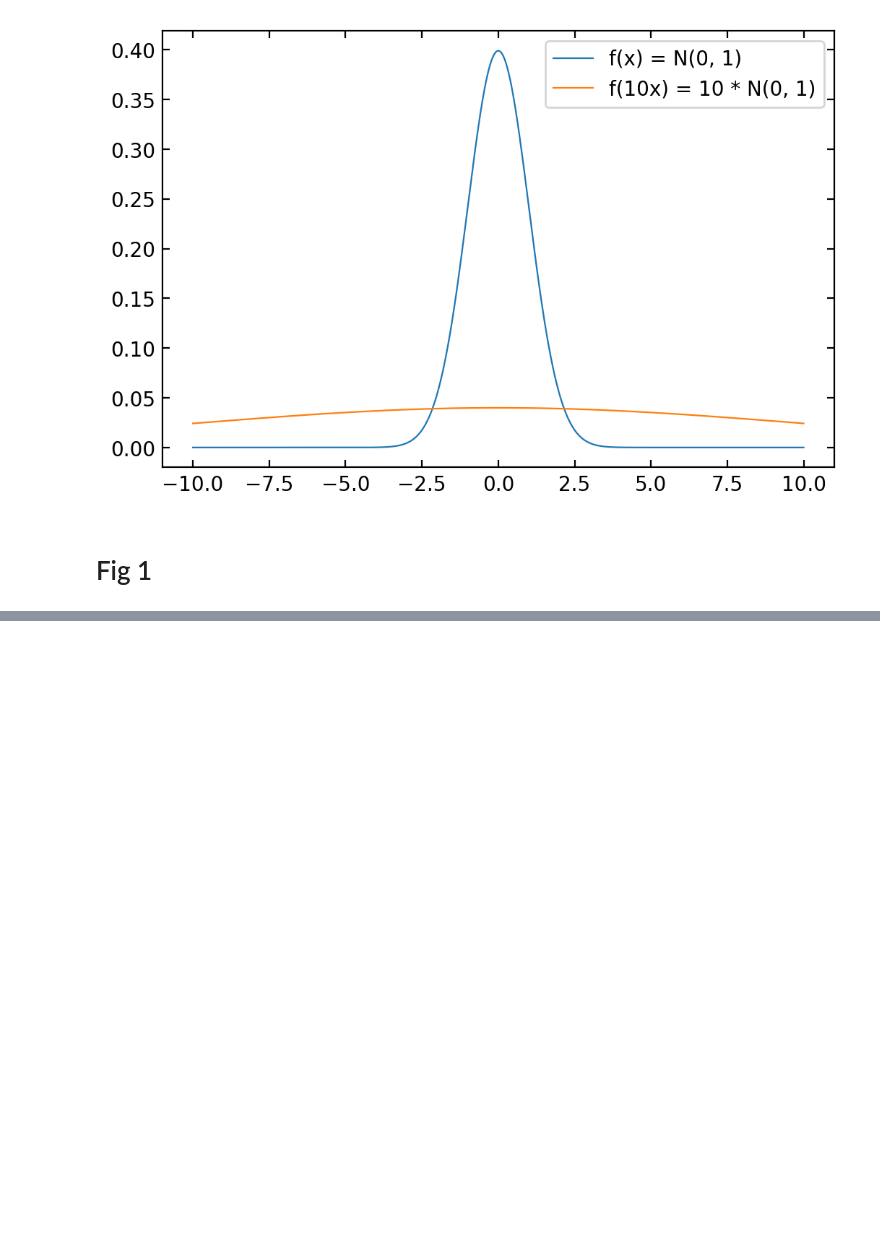
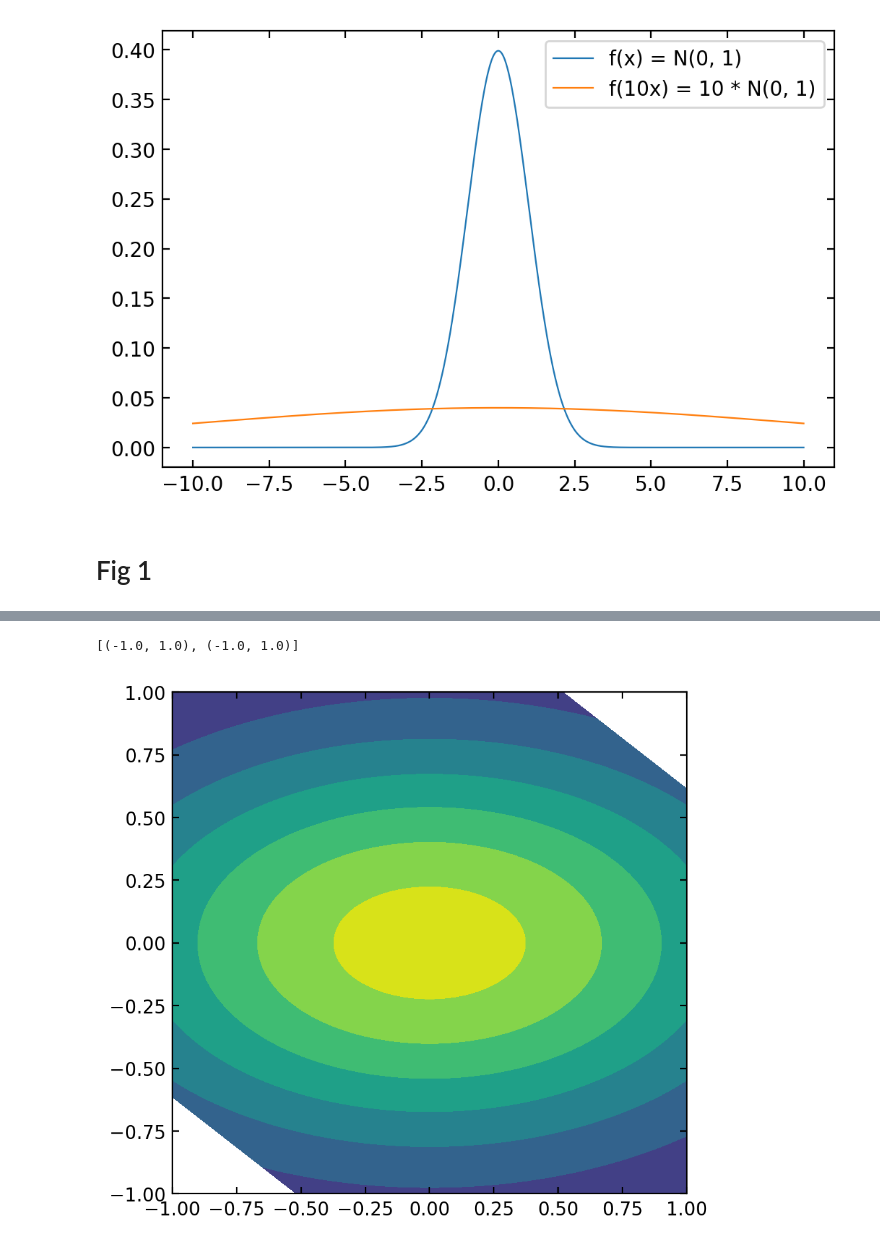
Before and after one commit to eniaxhakaj/phys_learning, a Jupyter notebook: MCMC/goodman_and_weare_ensemble_samples_w_affine_invariance.ipynb, the cells around one changed output, grey strips where cells are left out. Cells and saved outputs as stored; diff of their text form; code cells hidden in the pictures; blank space fills up the shorter version.

```diff
--- a/MCMC/goodman_and_weare_ensemble_samples_w_affine_invariance.ipynb
+++ b/MCMC/goodman_and_weare_ensemble_samples_w_affine_invariance.ipynb
@@ -93,0 +87,16 @@ Text(-0.11,0.8,'cov: [[1, 0.2], [0.2, 0.05]]')
+# %%
+A_shape = np.array([[1, 0], [-act_cov, 1]])
+A_size = np.array([[1, 0], [0, 1/np.sqrt(e)]])
+pos_e = np.expand_dims(pos, 3)
+posA = np.matmul(A_size, np.matmul(A_shape, pos_e))
+x, y = np.squeeze(posA[:, :, 0]), np.squeeze(posA[:, :, 1])
+
+_, ax = plt.subplots(figsize=(5, 5))
+ax.contourf(x, y, rv.pdf(pos))
+
+ax.set(
+    ylim=ylim, xlim=xlim,
+)
+# %% [output]
+[(-1.0, 1.0), (-1.0, 1.0)]
+[figure, added]
```
Also changed, not shown: parts of 2 cells of this notebook, 2 other files.
